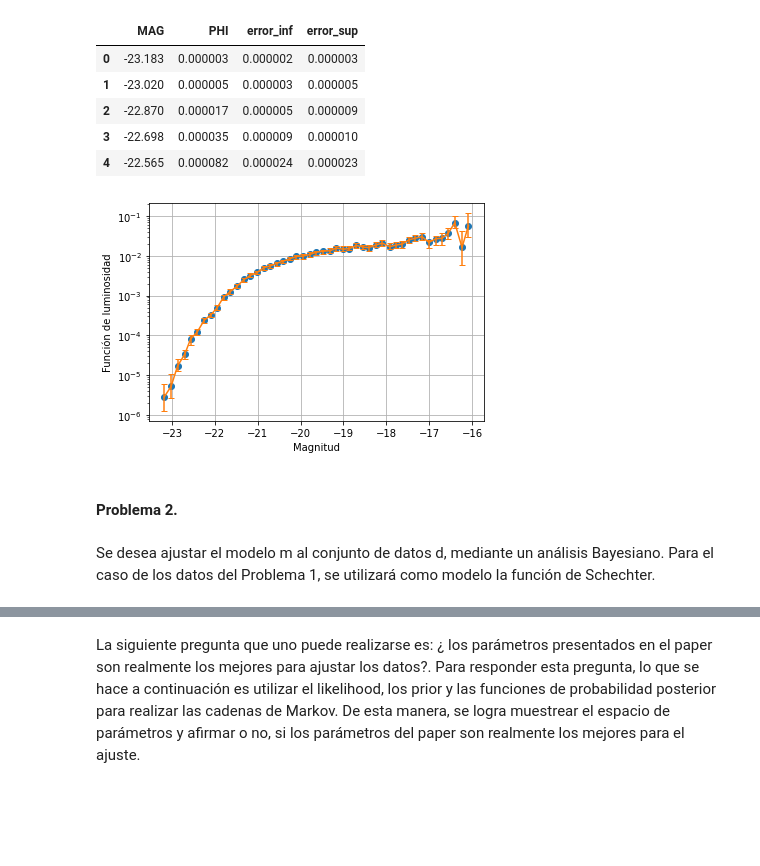
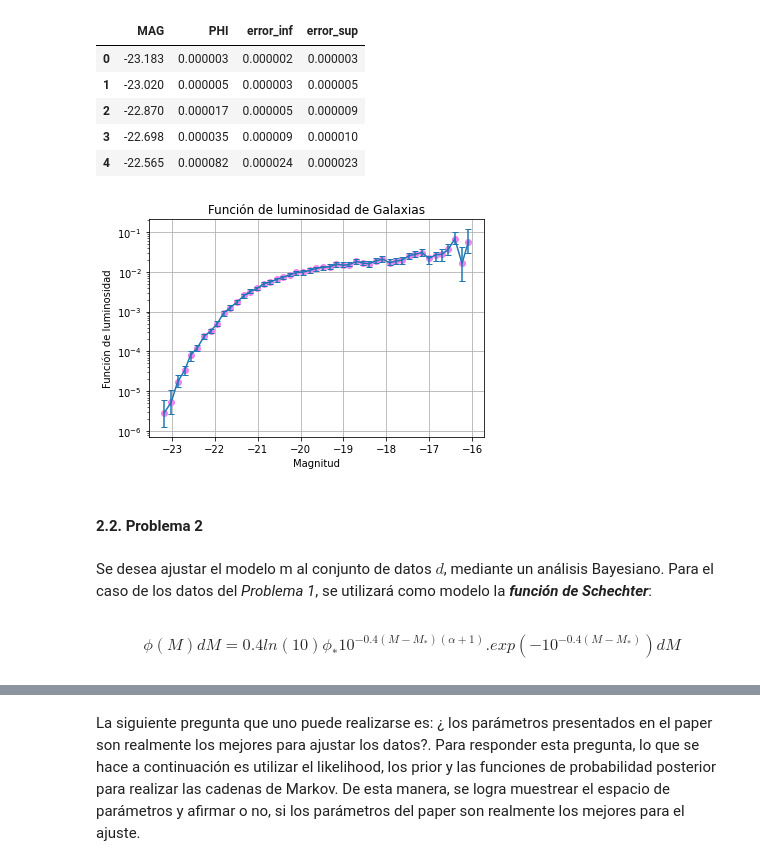
Before and after one commit to catarb/Astrometria, a Jupyter notebook: Practico4/Practico4.ipynb, the cells around one changed output, grey strips where cells are left out. Drawn from its saved outputs; the diff is of its cells as text; code cells hidden in the pictures; blank space fills up the shorter version.

```diff
--- a/Practico4/Practico4.ipynb
+++ b/Practico4/Practico4.ipynb
@@ -19,17 +54,20 @@ df.head() # para ver solo los primeros elementos
 | 3 | -22.698 | 0.000035 | 0.000009 | 0.000010 |
 | 4 | -22.565 | 0.000082 | 0.000024 | 0.000023 |
 # %%
-plt.plot(df['MAG'], df['PHI'], 'o')
+plt.plot(df['MAG'], df['PHI'], 'o', color='violet')
+plt.title('Función de luminosidad de Galaxias')
 plt.xlabel('Magnitud')
 plt.ylabel('Función de luminosidad')
 plt.yscale('log')
 #plt.plot(df['MAG'], df['error_inf'], 'o')
 plt.errorbar(df['MAG'],df['PHI'], yerr  = [df['error_inf'],df['error_sup']], capsize = 3) #para agrear las barras de error
 plt.grid()
 plt.show()
 # %% [output]
-[figure, old version]
+[figure, new version]
 # %% [markdown]
-#### Problema 2.
+#### **2.2. Problema 2**
 # %% [markdown]
-Se desea ajustar el modelo m al conjunto de datos d, mediante un análisis Bayesiano. Para el caso de los datos del Problema 1, se utilizará como modelo la función de Schechter.
+Se desea ajustar el modelo m al conjunto de datos $ d $, mediante un análisis Bayesiano. Para el caso de los datos del *Problema 1*, se utilizará como modelo la ***función de Schechter***:
+# %% [markdown]
+$$\phi(M)dM = 0.4ln(10)\phi_*10^{-0.4(M-M_*)(\alpha +1)} . exp(-10^{-0.4(M-M_*)}) dM $$
```
Also changed, not shown: parts of 57 cells of this notebook.
